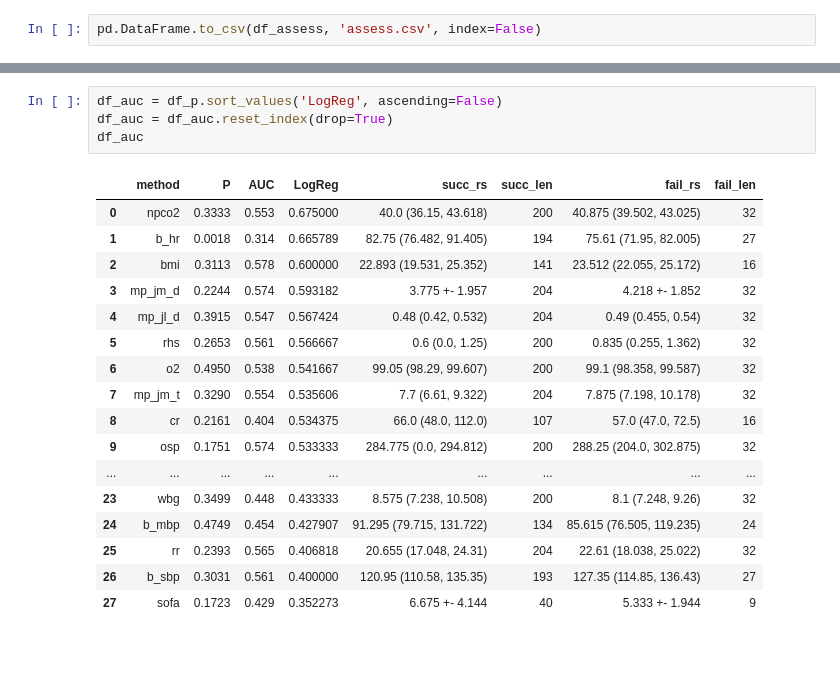
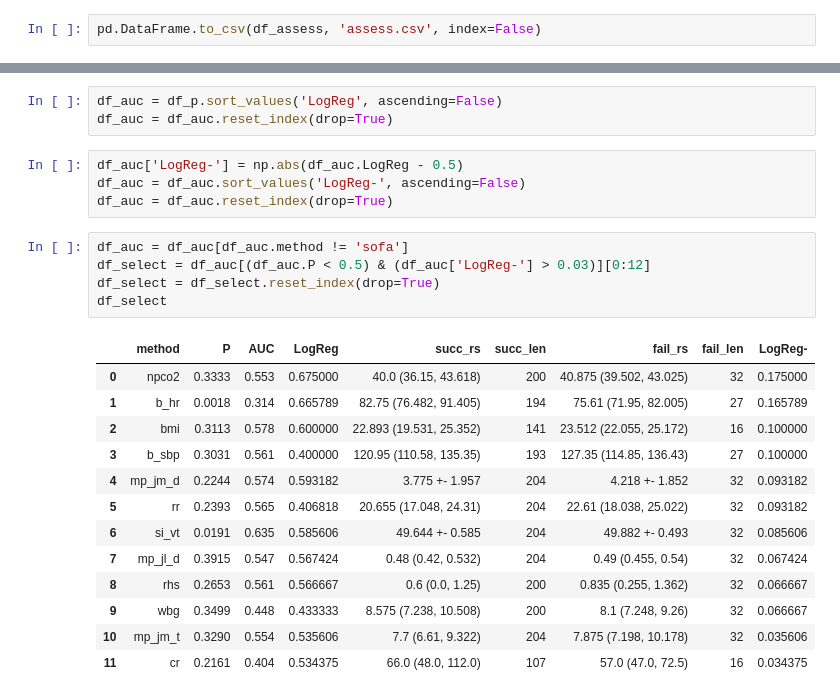
Before and after one commit to HansenBurger/ExtubeWeanPrediction, a Jupyter notebook: attr_process.ipynb, the cells around one changed output, grey strips where cells are left out. Saved outputs shown, nothing was run; the diff lists cells and outputs as text; blank space fills up the shorter version.

```diff
--- a/attr_process.ipynb
+++ b/attr_process.ipynb
@@ -137,22 +122,26 @@ df_p
 # %%
 df_auc = df_p.sort_values('LogReg', ascending=False)
 df_auc = df_auc.reset_index(drop=True)
-df_auc
-# %% [output]
-|  | method | P | AUC | LogReg | succ_rs | succ_len | fail_rs | fail_len |
-| 0 | npco2 | 0.3333 | 0.553 | 0.675000 | 40.0 (36.15, 43.618) | 200 | 40.875 (39.502, 43.025) | 32 |
-| 1 | b_hr | 0.0018 | 0.314 | 0.665789 | 82.75 (76.482, 91.405) | 194 | 75.61 (71.95, 82.005) | 27 |
-| 2 | bmi | 0.3113 | 0.578 | 0.600000 | 22.893 (19.531, 25.352) | 141 | 23.512 (22.055, 25.172) | 16 |
-| 3 | mp_jm_d | 0.2244 | 0.574 | 0.593182 | 3.775 +- 1.957 | 204 | 4.218 +- 1.852 | 32 |
-| 4 | mp_jl_d | 0.3915 | 0.547 | 0.567424 | 0.48 (0.42, 0.532) | 204 | 0.49 (0.455, 0.54) | 32 |
-| 5 | rhs | 0.2653 | 0.561 | 0.566667 | 0.6 (0.0, 1.25) | 200 | 0.835 (0.255, 1.362) | 32 |
-| 6 | o2 | 0.4950 | 0.538 | 0.541667 | 99.05 (98.29, 99.607) | 200 | 99.1 (98.358, 99.587) | 32 |
-| 7 | mp_jm_t | 0.3290 | 0.554 | 0.535606 | 7.7 (6.61, 9.322) | 204 | 7.875 (7.198, 10.178) | 32 |
-| 8 | cr | 0.2161 | 0.404 | 0.534375 | 66.0 (48.0, 112.0) | 107 | 57.0 (47.0, 72.5) | 16 |
-| 9 | osp | 0.1751 | 0.574 | 0.533333 | 284.775 (0.0, 294.812) | 200 | 288.25 (204.0, 302.875) | 32 |
-| ... | ... | ... | ... | ... | ... | ... | ... | ... |
-| 23 | wbg | 0.3499 | 0.448 | 0.433333 | 8.575 (7.238, 10.508) | 200 | 8.1 (7.248, 9.26) | 32 |
-| 24 | b_mbp | 0.4749 | 0.454 | 0.427907 | 91.295 (79.715, 131.722) | 134 | 85.615 (76.505, 119.235) | 24 |
-| 25 | rr | 0.2393 | 0.565 | 0.406818 | 20.655 (17.048, 24.31) | 204 | 22.61 (18.038, 25.022) | 32 |
-| 26 | b_sbp | 0.3031 | 0.561 | 0.400000 | 120.95 (110.58, 135.35) | 193 | 127.35 (114.85, 136.43) | 27 |
-| 27 | sofa | 0.1723 | 0.429 | 0.352273 | 6.675 +- 4.144 | 40 | 5.333 +- 1.944 | 9 |
+# %%
+df_auc['LogReg-'] = np.abs(df_auc.LogReg - 0.5)
+df_auc = df_auc.sort_values('LogReg-', ascending=False)
+df_auc = df_auc.reset_index(drop=True)
+# %%
+df_auc = df_auc[df_auc.method != 'sofa']
+df_select = df_auc[(df_auc.P < 0.5) & (df_auc['LogReg-'] > 0.03)][0:12]
+df_select = df_select.reset_index(drop=True)
+df_select
+# %% [output]
+|  | method | P | AUC | LogReg | succ_rs | succ_len | fail_rs | fail_len | LogReg- |
+| 0 | npco2 | 0.3333 | 0.553 | 0.675000 | 40.0 (36.15, 43.618) | 200 | 40.875 (39.502, 43.025) | 32 | 0.175000 |
+| 1 | b_hr | 0.0018 | 0.314 | 0.665789 | 82.75 (76.482, 91.405) | 194 | 75.61 (71.95, 82.005) | 27 | 0.165789 |
+| 2 | bmi | 0.3113 | 0.578 | 0.600000 | 22.893 (19.531, 25.352) | 141 | 23.512 (22.055, 25.172) | 16 | 0.100000 |
+| 3 | b_sbp | 0.3031 | 0.561 | 0.400000 | 120.95 (110.58, 135.35) | 193 | 127.35 (114.85, 136.43) | 27 | 0.100000 |
+| 4 | mp_jm_d | 0.2244 | 0.574 | 0.593182 | 3.775 +- 1.957 | 204 | 4.218 +- 1.852 | 32 | 0.093182 |
+| 5 | rr | 0.2393 | 0.565 | 0.406818 | 20.655 (17.048, 24.31) | 204 | 22.61 (18.038, 25.022) | 32 | 0.093182 |
+| 6 | si_vt | 0.0191 | 0.635 | 0.585606 | 49.644 +- 0.585 | 204 | 49.882 +- 0.493 | 32 | 0.085606 |
+| 7 | mp_jl_d | 0.3915 | 0.547 | 0.567424 | 0.48 (0.42, 0.532) | 204 | 0.49 (0.455, 0.54) | 32 | 0.067424 |
+| 8 | rhs | 0.2653 | 0.561 | 0.566667 | 0.6 (0.0, 1.25) | 200 | 0.835 (0.255, 1.362) | 32 | 0.066667 |
+| 9 | wbg | 0.3499 | 0.448 | 0.433333 | 8.575 (7.238, 10.508) | 200 | 8.1 (7.248, 9.26) | 32 | 0.066667 |
+| 10 | mp_jm_t | 0.3290 | 0.554 | 0.535606 | 7.7 (6.61, 9.322) | 204 | 7.875 (7.198, 10.178) | 32 | 0.035606 |
+| 11 | cr | 0.2161 | 0.404 | 0.534375 | 66.0 (48.0, 112.0) | 107 | 57.0 (47.0, 72.5) | 16 | 0.034375 |
```
Also changed, not shown: parts of 7 cells of this notebook, 5 other files.
